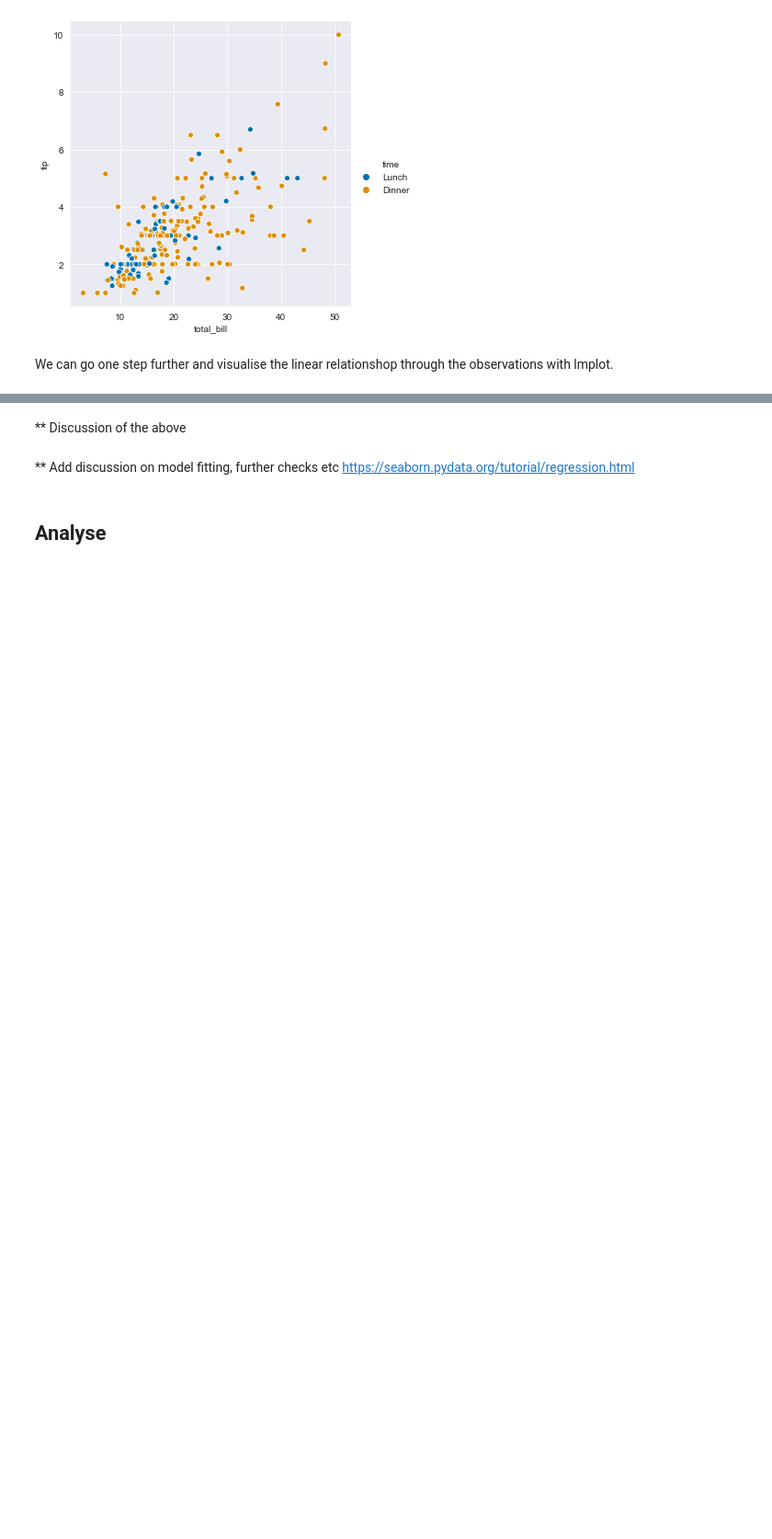
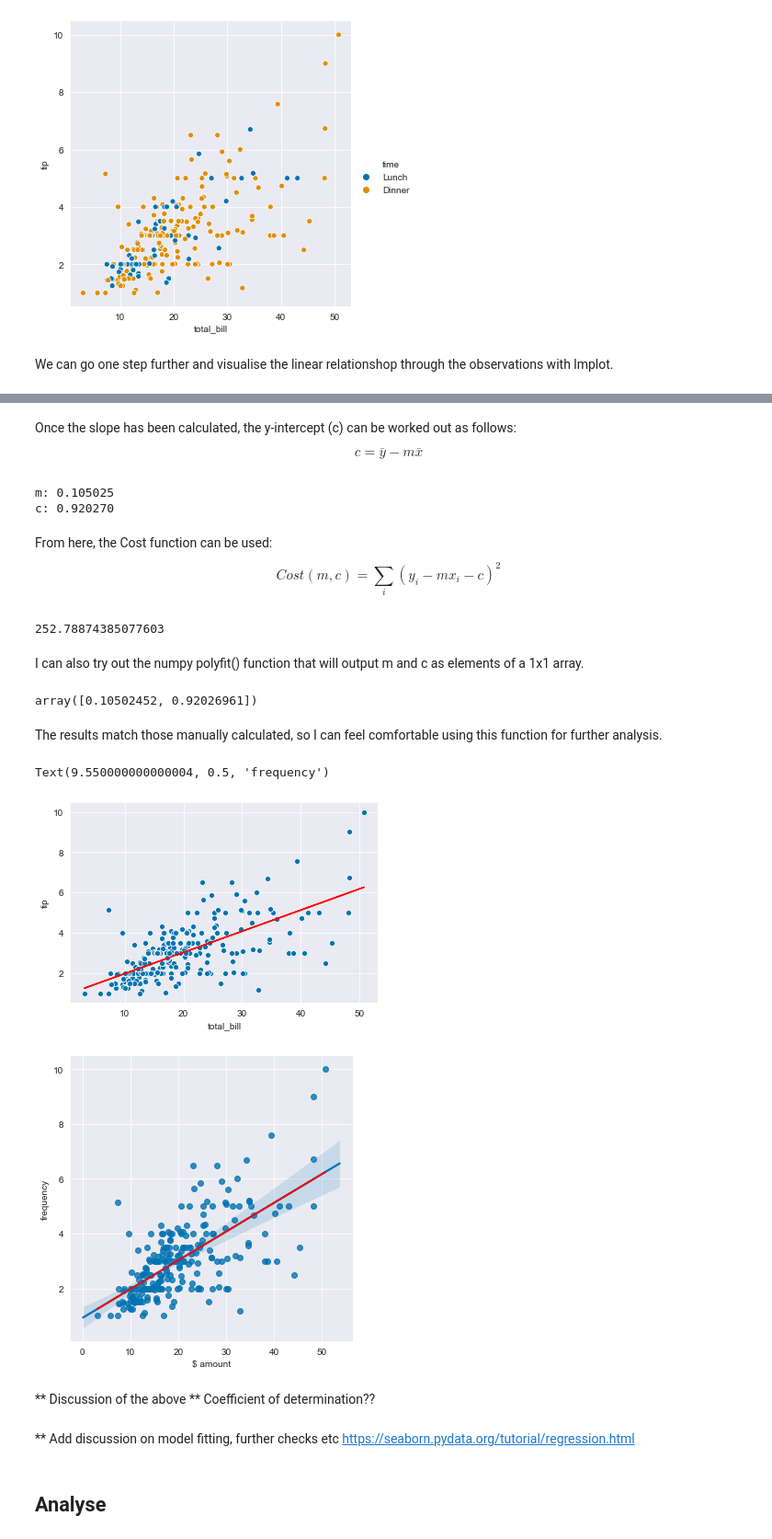
Before and after one commit to Pmcg1/FoDA_Project_2019, a Jupyter notebook: FoDA_Assessment_2019.ipynb, the cells around one changed output, grey strips where cells are left out. Shown at 92% size. Drawn from its saved outputs; the diff is of its cells as text; code cells hidden in the pictures; blank space fills up the shorter version.

```diff
--- a/FoDA_Assessment_2019.ipynb
+++ b/FoDA_Assessment_2019.ipynb
@@ -220,0 +242,38 @@ sns.lmplot(x="total_bill", y="tip", data=df)
+# %% [markdown]
+Once the slope has been calculated, the y-intercept (c) can be worked out as follows: $$ c = \bar{y} - m \bar{x} $$
+# %%
+# Calculate slope (m) and y-intercept (c)
+
+# Create variables to hold the values of the relevant columns
+x_i = df['total_bill']
+y_i = df['tip']
+
+# Create variables to hold the mean values of the relevant columns
+x_mean = np.mean(df['total_bill'])
+y_mean = np.mean(df['tip'])
+
+# Calculate m
+m = np.sum((x_i - x_mean) * (y_i - y_mean)) / np.sum((x_i - x_mean)**2)
+
+# Calculate c
+c = y_mean - m * x_mean
+
+print("m: %10.8f\nc: %10.8f" % (m, c))
+# %% [output]
+m: 0.105025
+c: 0.920270
+# %% [markdown]
+From here, the Cost function can be used: $$ Cost(m,c) = {\sum_i (y_i - m x_i - c )^2}$$
+# %%
+# Implement the above formula directly
+np.sum((y_i - (m * x_i) - c)**2)
+# %% [output]
+252.78874385077603
+# %% [markdown]
+I can also try out the numpy polyfit() function that will output m and c as elements of a 1x1 array.
+# %%
+np.polyfit(df['total_bill'], df['tip'], 1)
+# %% [output]
+array([0.10502452, 0.92026961])
+# %% [markdown]
+The results match those manually calculated, so I can feel comfortable using this function for further analysis.
@@ -221,5 +292,18 @@ sns.lmplot(x="total_bill", y="tip", data=df)
+# %%
+sns.scatterplot(x="total_bill", y="tip", data=df)
+plt.plot(x_i, m * x_i + c, color='r', label='Best fit line')
+sns.lmplot(x="total_bill", y="tip", data=df)
+plt.plot(x_i, m * x_i + c, color='r', label='Best fit line')
+
+plt.xlabel("$ amount")
+plt.ylabel("frequency")
+# %% [output]
+Text(9.550000000000004, 0.5, 'frequency')
+[figure, added]
+[figure, added]
 # %% [markdown]
 ** Discussion of the above
+** Coefficient of determination??
 # %% [markdown]
 ** Add discussion on model fitting, further checks etc https://seaborn.pydata.org/tutorial/regression.html
 # %% [markdown]
```
Also changed, not shown: parts of 6 cells of this notebook.
